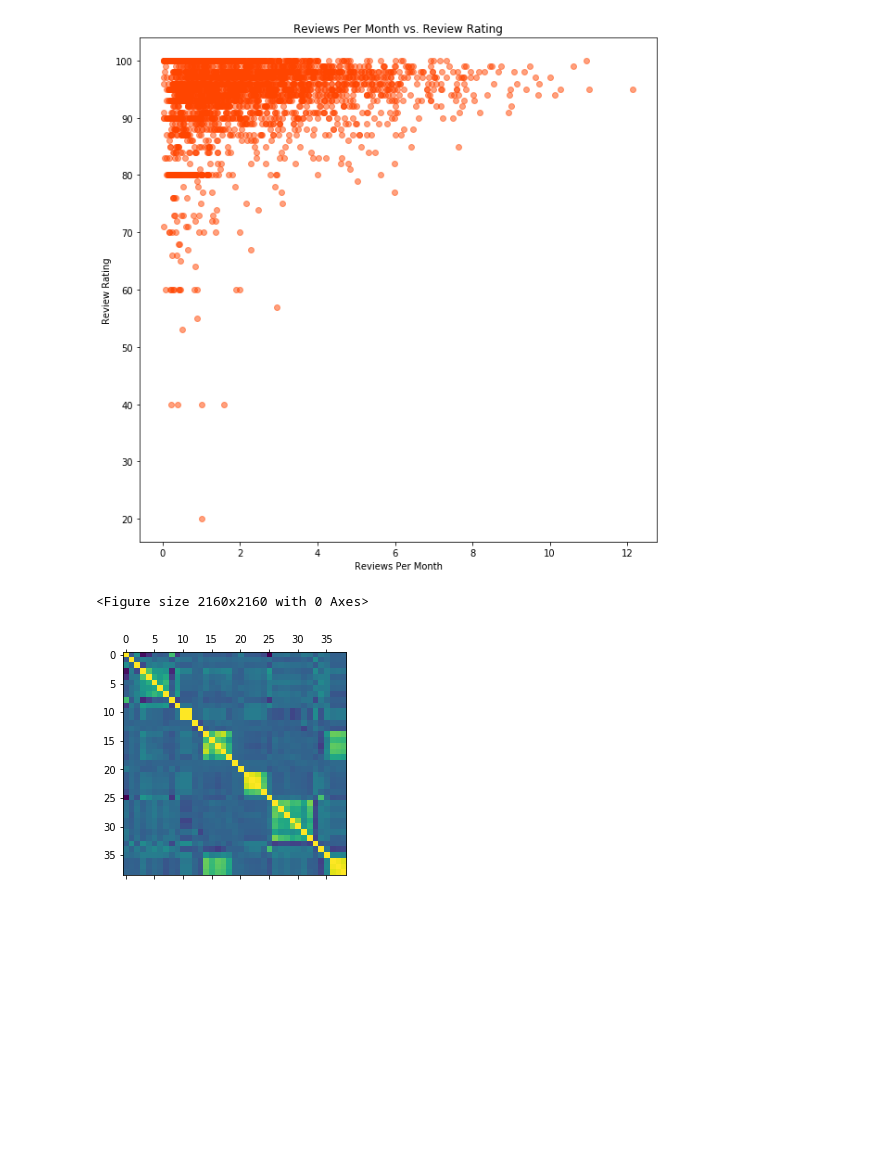
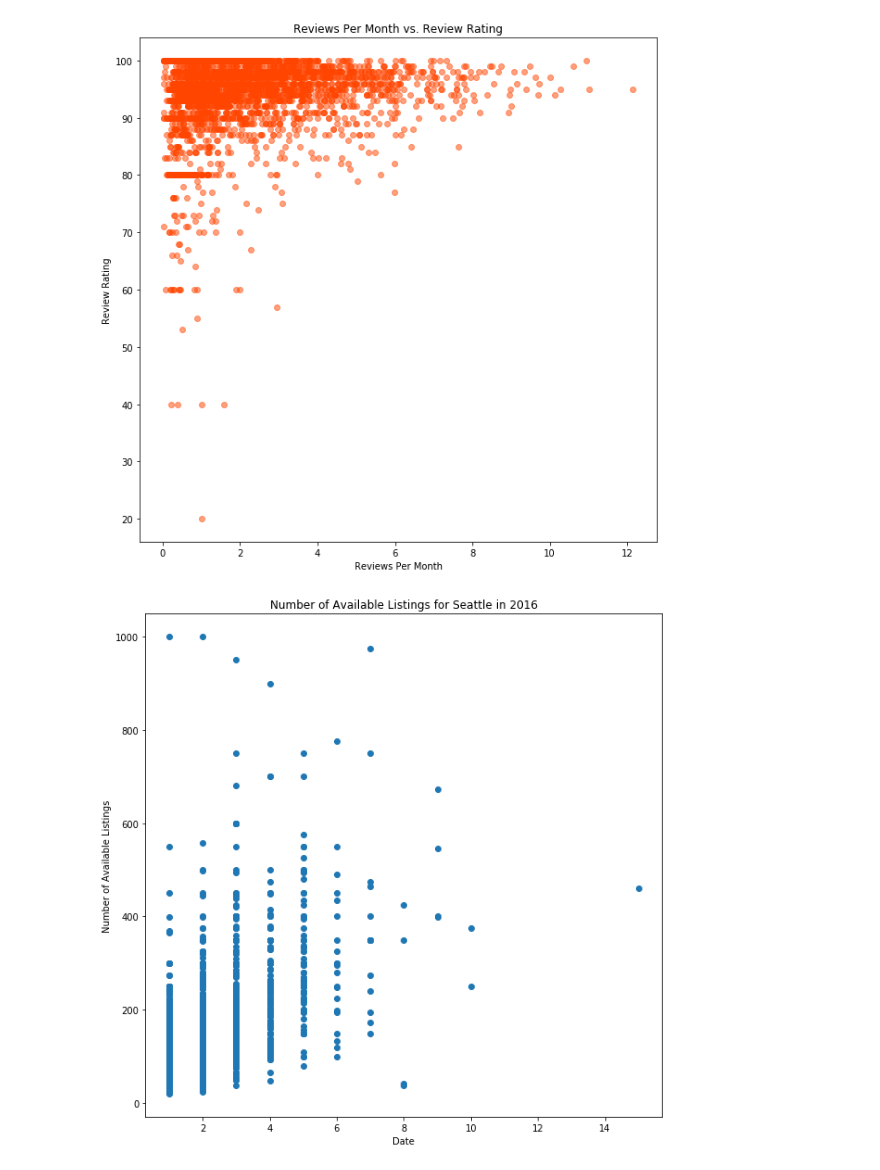
Before and after one commit to kevinhuynh23/RACK, a Jupyter notebook: analysis.ipynb, the cells around one changed output. Cells and saved outputs as stored; diff of their text form; code cells hidden in the pictures; blank space fills up the shorter version.

```diff
--- a/analysis.ipynb
+++ b/analysis.ipynb
@@ -164,10 +164,12 @@ plt.title('Reviews Per Month vs. Review Rating')
 plt.show()
 # %% [output]
 [figure]
-# %%
-plt.figure(figsize = (30, 30))
-plt.matshow(lis.corr())
-plt.show()
-# %% [output]
-<Figure size 2160x2160 with 0 Axes>
-[figure, removed]
+# %%
+fig_num_listings_by_neighbourhood = plt.figure(figsize = (10, 10))
+plt.scatter(lis.beds, lis.price_int)
+plt.xlabel('Date')
+plt.ylabel('Number of Available Listings')
+plt.title('Number of Available Listings for Seattle in 2016')
+plt.show()
+# %% [output]
+[figure, added]
```
Also changed, not shown: parts of 2 cells of this notebook, 2 other files.
